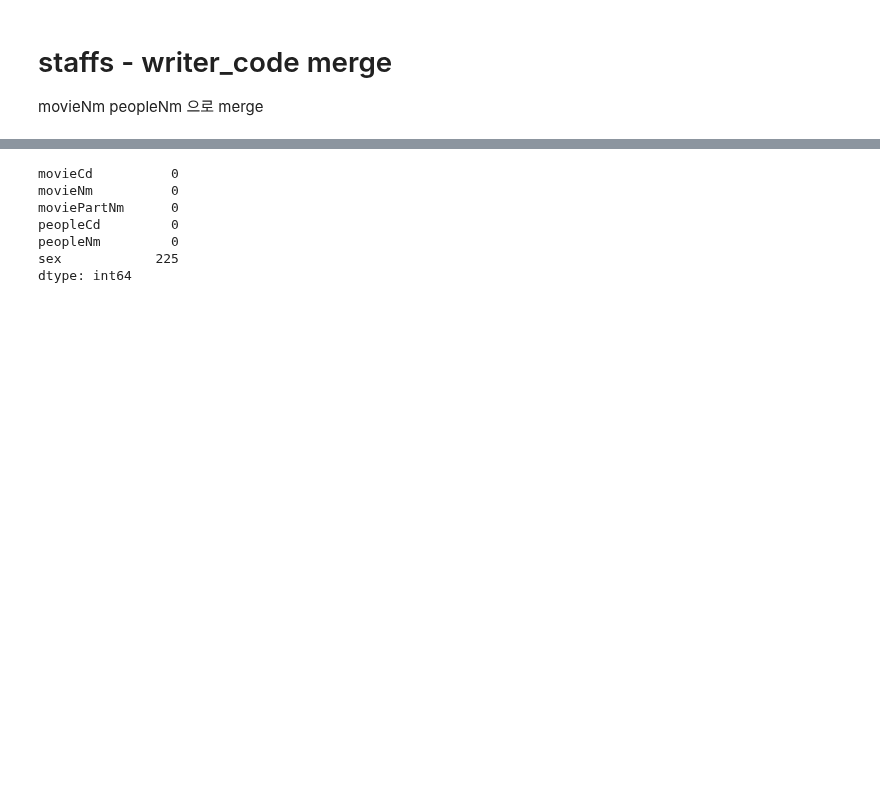
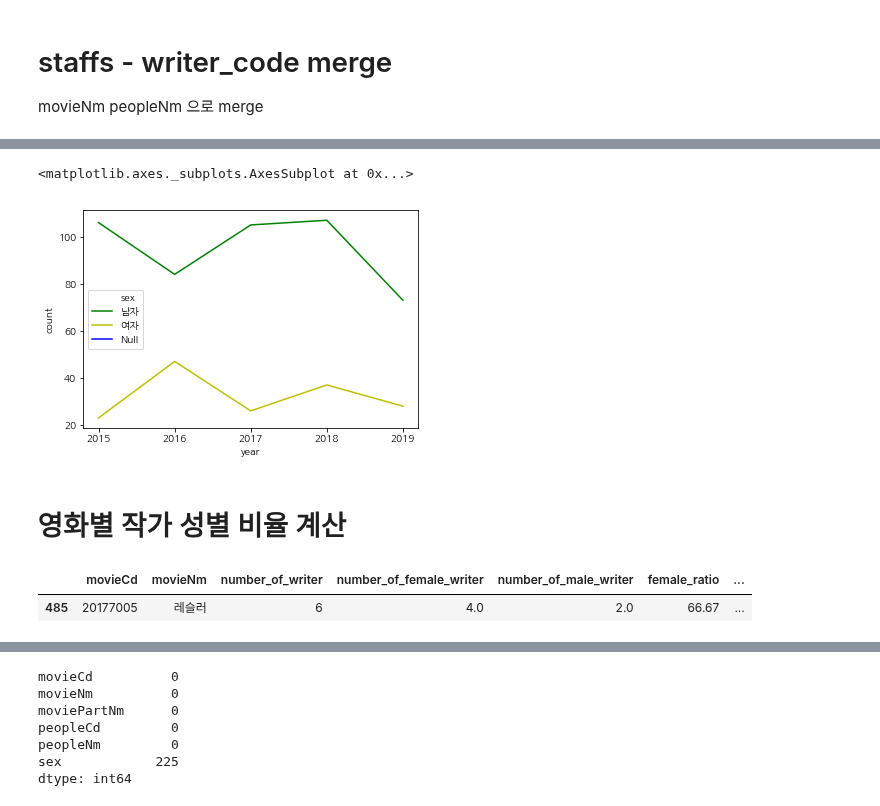
Before and after one commit to kim4pb/Female-led-Korean-Films, a Jupyter notebook: 02.EDA/Writer_EDA.ipynb, the cells around one changed output, grey strips where cells are left out. Cells and saved outputs as stored; diff of their text form; code cells hidden in the pictures; blank space fills up the shorter version.

Commit message:
2019-11-07 작가 테이블 전체 merge, 연도별 성비 시각화

```diff
--- a/02.EDA/Writer_EDA.ipynb
+++ b/02.EDA/Writer_EDA.ipynb
@@ -151,0 +215,4 @@ ValueError: You are trying to merge on int64 and object columns. If you wish to
+# %%
+# 개봉일에서 앞 4자리만 가져와서 개봉년도로 넣어준다
+boxoffice['개봉년도'] = boxoffice['개봉일'].apply(lambda x: x[:4])
+boxoffice.sample()
@@ -151,0 +228,7 @@ ValueError: You are trying to merge on int64 and object columns. If you wish to
+# %%
+# 영화명으로 writer_sex_ratio 테이블과 boxoffice['개봉년도']를 merge 해준다
+data = writers_all.merge(boxoffice[['영화명', '개봉년도']], how='left', left_on='movieNm', right_on='영화명')
+
+data = data.drop('영화명', axis=1)
+writers_all = data.rename(columns={'개봉년도':'year'})
+writers_all.sample()
@@ -151,0 +287,6 @@ ValueError: You are trying to merge on int64 and object columns. If you wish to
+# %%
+data = writers_all.groupby(['movieCd', 'movieNm'])['peopleCd', 'peopleNm', 'sex', 'year'].first()
+
+first_writer = pd.DataFrame(data.reset_index())
+print(first_writer.shape) # 왜 이렇게 수가 줄었지
+first_writer.sample()
@@ -151,0 +297,9 @@ ValueError: You are trying to merge on int64 and object columns. If you wish to
+# %%
+# 성별로 그룹바이
+first_writer_sex = pd.DataFrame(first_writer.groupby(['sex', 'year'])['peopleCd'].size().reset_index())
+# 컬럼명 변경(peopleCd -> count)
+first_writer_sex = first_writer_sex.rename(columns={'peopleCd':'count'})
+# 성별 Null 값 따로 계산해서 DataFrame 에 넣어주기
+first_writer_sex = first_writer_sex.append({'sex':'Null', 'count':first_writer['sex'].isnull().sum()}, ignore_index=True)
+
+first_writer_sex
@@ -151,0 +319,38 @@ ValueError: You are trying to merge on int64 and object columns. If you wish to
+# %%
+sns.lineplot(x='year', y='count', hue='sex', data = first_writer_sex, palette=['g', 'y', 'b'])
+# %% [output]
+<matplotlib.axes._subplots.AxesSubplot at 0x...>
+[figure, added]
+# %% [markdown]
+# 영화별 작가 성별 비율 계산
+# %%
+# 영화별 작가 수
+writer_sum_by_movie = pd.DataFrame(writers_all.groupby(['movieCd', 'movieNm']).agg({'sex': 'size'}).reset_index())
+writer_sum_by_movie = writer_sum_by_movie.rename(columns={'sex': 'number_of_writer'})
+writer_sum_by_movie
+
+# 성별에 따른 영화별 작가 수
+female = writers_all[writers_all['sex'] == '여자']
+male = writers_all[writers_all['sex'] == '남자']
+
+female_writer_sum_by_movie = pd.DataFrame(female.groupby(['movieCd']).agg({'sex': 'size'}).reset_index())
+female_writer_sum_by_movie = female_writer_sum_by_movie.rename(columns={'sex': 'number_of_female_writer'})
+
+male_writer_sum_by_movie = pd.DataFrame(male.groupby(['movieCd']).agg({'sex': 'size'}).reset_index())
+male_writer_sum_by_movie = male_writer_sum_by_movie.rename(columns={'sex': 'number_of_male_writer'})
+
+# merge
+data = writer_sum_by_movie.merge(female_writer_sum_by_movie, how='left', on='movieCd')
+writer_sex_ratio = data.merge(male_writer_sum_by_movie, how='left', on='movieCd')
+
+# Null 값이 있다면 계산 안되므로 0으로 바꿔준다
+writer_sex_ratio['number_of_female_writer'] = writer_sex_ratio['number_of_female_writer'].fillna(0)
+writer_sex_ratio['number_of_male_writer'] = writer_sex_ratio['number_of_male_writer'].fillna(0)
+
+writer_sex_ratio['female_ratio'] = round(writer_sex_ratio['number_of_female_writer'] * 100 / writer_sex_ratio['number_of_writer'], 2)
+writer_sex_ratio['male_ratio'] = round(writer_sex_ratio['number_of_male_writer'] * 100 / writer_sex_ratio['number_of_writer'], 2)
+
+writer_sex_ratio.sample()
+# %% [output]
+|  | movieCd | movieNm | number_of_writer | number_of_female_writer | number_of_male_writer | female_ratio | ... |
+| 485 | 20177005 | 레슬러 | 6 | 4.0 | 2.0 | 66.67 | ... |
```
Also changed, not shown: parts of 44 cells of this notebook.
